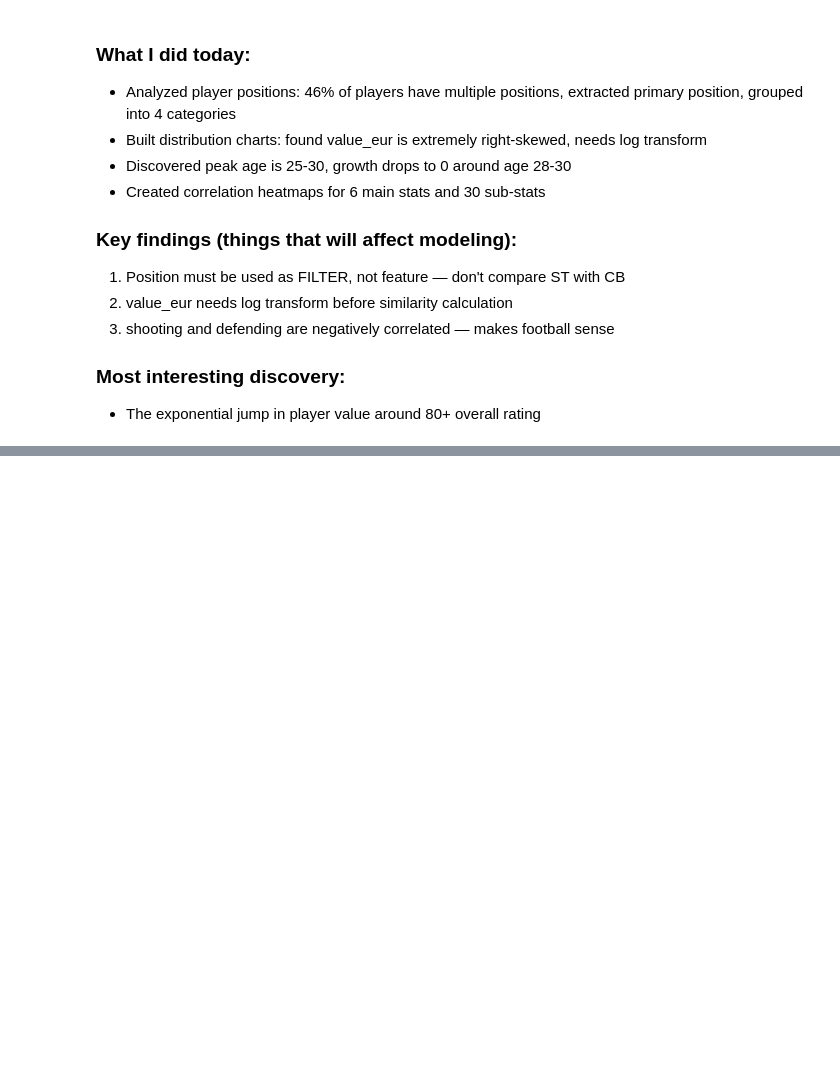
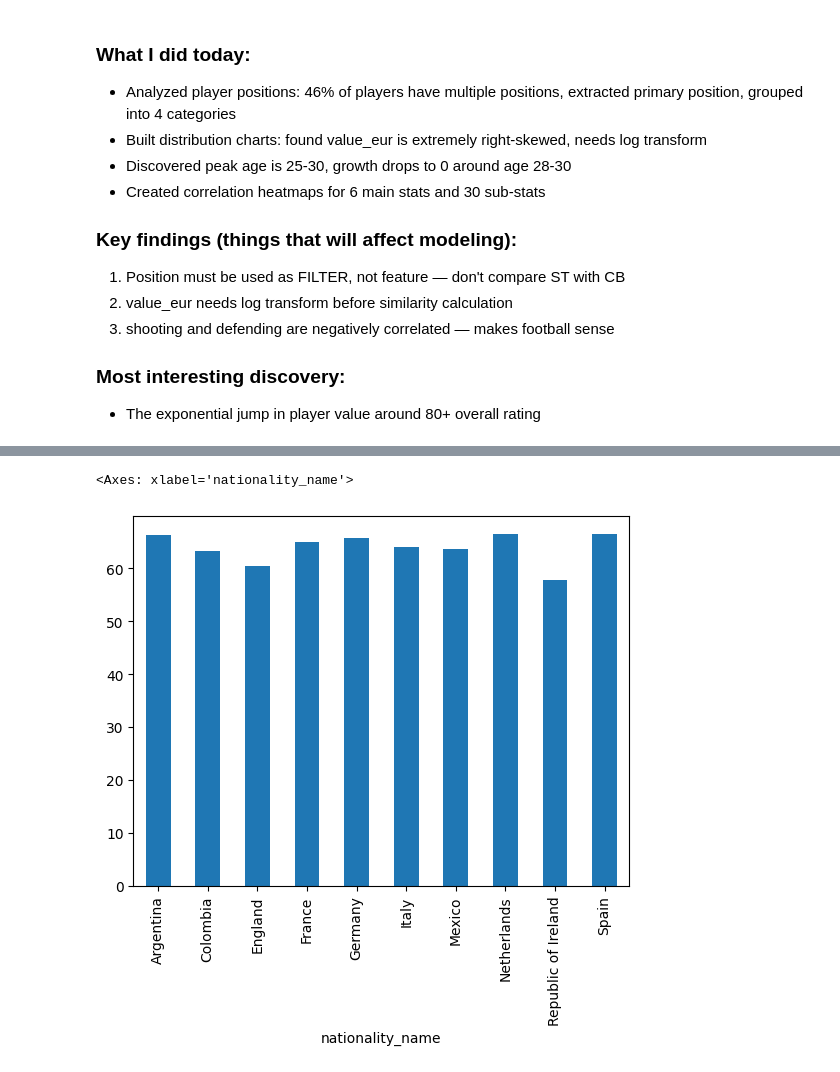
Before and after one commit to alyboii/fifa15dataset, a Jupyter notebook: fifa15dataset/edafifa15.ipynb, the cells around one changed output, grey strips where cells are left out. Saved outputs shown, nothing was run; the diff lists cells and outputs as text; code cells hidden in the pictures; blank space fills up the shorter version.

```diff
--- a/fifa15dataset/edafifa15.ipynb
+++ b/fifa15dataset/edafifa15.ipynb
@@ -1478,0 +1685,7 @@ mentality_penalites defeneding_tackele are not correlated cause they are two dif
+# %%
+top_nation = df["nationality_name"].value_counts().head(10).index
+df_top_nation = df[df["nationality_name"].isin(top_nation)]
+df_top_nation.groupby("nationality_name")["overall"].agg("mean").plot(kind="bar")
+# %% [output]
+<Axes: xlabel='nationality_name'>
+[figure, added]
```
Also changed, not shown: parts of 32 cells of this notebook.
